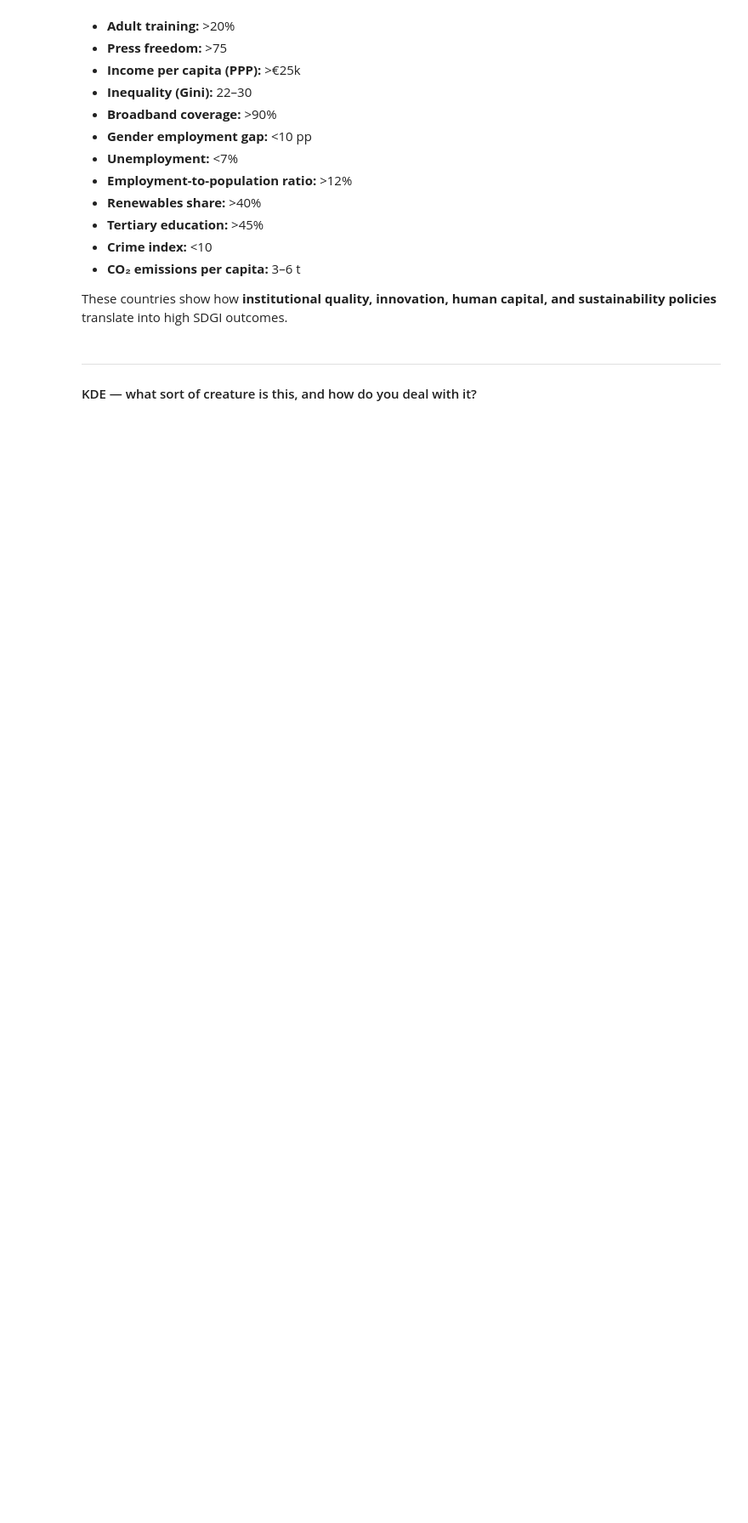
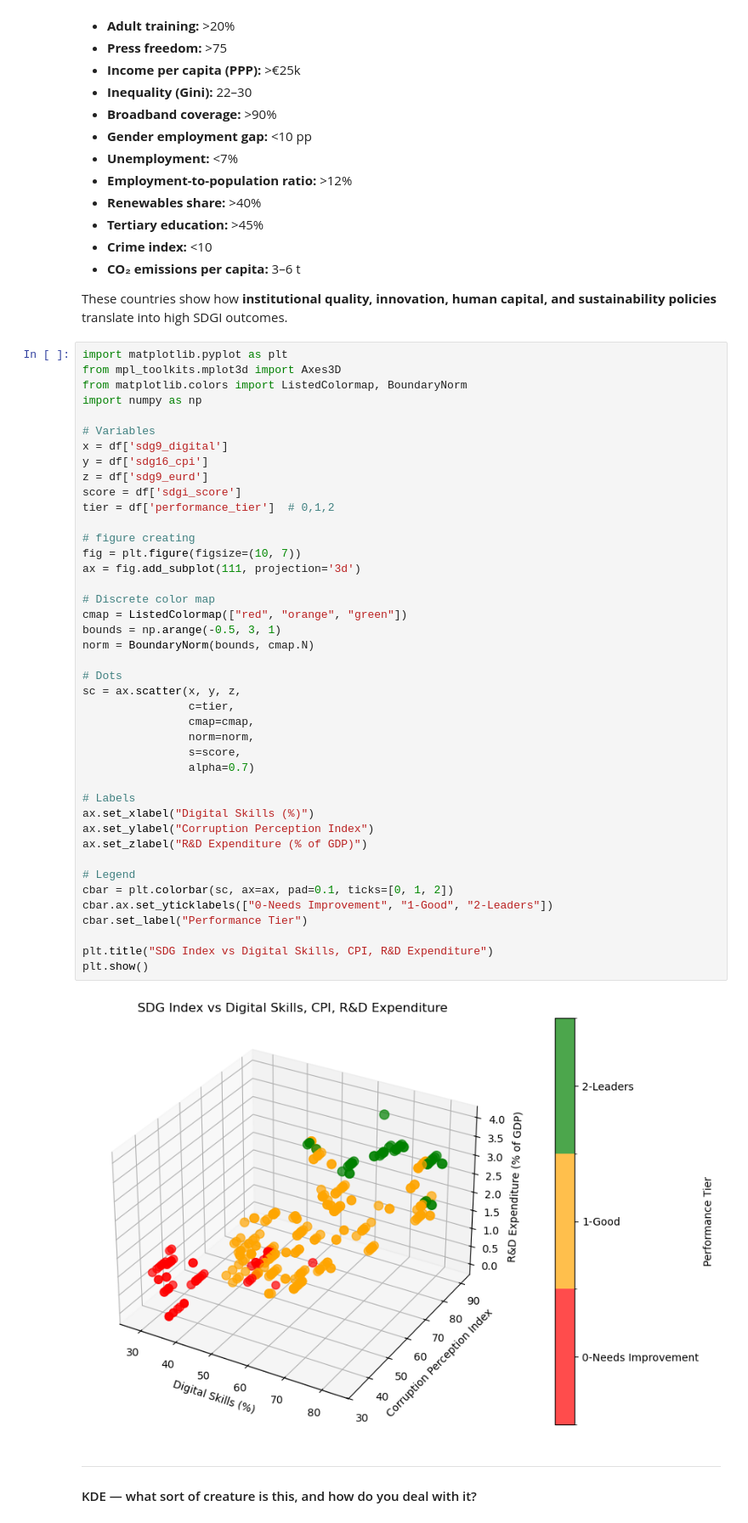
Before and after one commit to LavrenchukV/Classifying-EU-Sustainability-Performance, a Jupyter notebook: SDG_project.ipynb, the cells around one changed output. Shown at 85% size. Drawn from its saved outputs; the diff is of its cells as text; blank space fills up the shorter version.

```diff
--- a/SDG_project.ipynb
+++ b/SDG_project.ipynb
@@ -498,6 +500,50 @@ Consistently found at the **upper-right quadrants**:
 
 These countries show how **institutional quality, innovation, human capital, and sustainability policies** translate into high SDGI
 outcomes.
+# %%
+import matplotlib.pyplot as plt
+from mpl_toolkits.mplot3d import Axes3D
+from matplotlib.colors import ListedColormap, BoundaryNorm
+import numpy as np
+
+# Variables
+x = df['sdg9_digital']
+y = df['sdg16_cpi']
+z = df['sdg9_eurd']
+score = df['sdgi_score']
+tier = df['performance_tier']  # 0,1,2
+
+# figure creating
+fig = plt.figure(figsize=(10, 7))
+ax = fig.add_subplot(111, projection='3d')
+
+# Discrete color map
+cmap = ListedColormap(["red", "orange", "green"])
+bounds = np.arange(-0.5, 3, 1)
+norm = BoundaryNorm(bounds, cmap.N)
+
+# Dots
+sc = ax.scatter(x, y, z,
+                c=tier,
+                cmap=cmap,
+                norm=norm,
+                s=score,
+                alpha=0.7)
+
+# Labels
+ax.set_xlabel("Digital Skills (%)")
+ax.set_ylabel("Corruption Perception Index")
+ax.set_zlabel("R&D Expenditure (% of GDP)")
+
+# Legend
+cbar = plt.colorbar(sc, ax=ax, pad=0.1, ticks=[0, 1, 2])
+cbar.ax.set_yticklabels(["0-Needs Improvement", "1-Good", "2-Leaders"])
+cbar.set_label("Performance Tier")
+
+plt.title("SDG Index vs Digital Skills, CPI, R&D Expenditure")
+plt.show()
+# %% [output]
+[figure, added]
 # %% [markdown]
 ---
 
```
Also changed, not shown: parts of 14 cells of this notebook, 6 other files.
